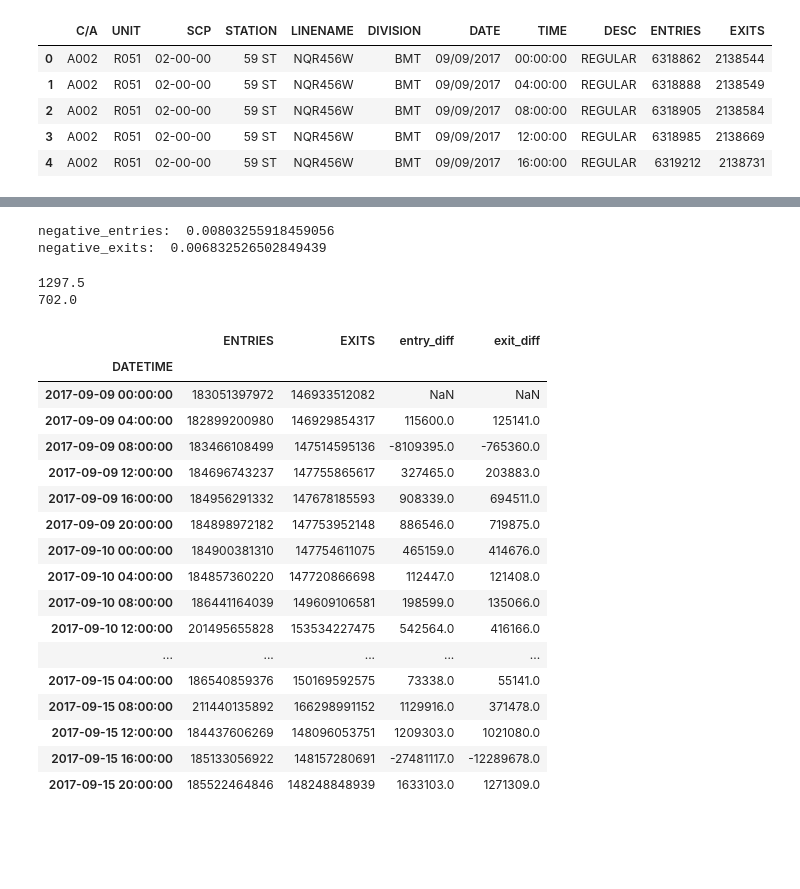
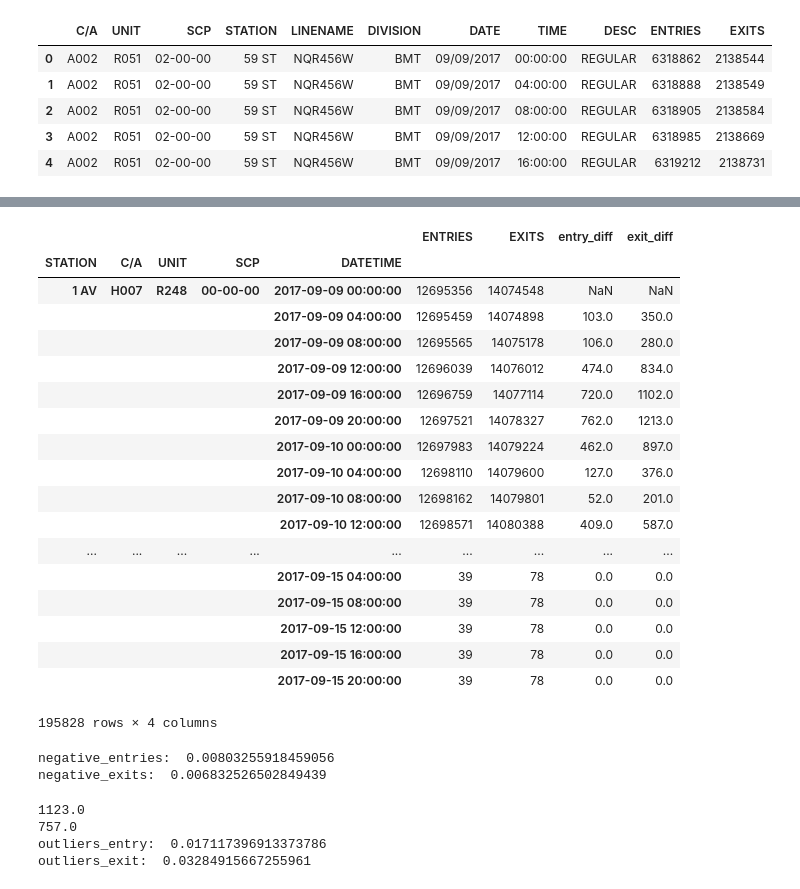
Before and after one commit to CodeRed77/benson-team-6, a Jupyter notebook: benson_cleaning.ipynb, the cells around one changed output, grey strips where cells are left out. Drawn from its saved outputs; the diff is of its cells as text; code cells hidden in the pictures; blank space fills up the shorter version.

Commit message:
dropped negative vals and computed outliers

```diff
--- a/benson_cleaning.ipynb
+++ b/benson_cleaning.ipynb
@@ -60,5 +63,26 @@ df_2['exit_diff'] = df_2.sort_values(['STATION', 'C/A', 'UNIT', 'SCP','DATETIME'
 # %%
-df_2 = df_2.groupby(['STATION', 'C/A', 'UNIT', 'SCP',pd.Grouper(key='DATETIME', freq='4H')]).sum().reset_index()
+df_2 = df_2.groupby(['STATION', 'C/A', 'UNIT', 'SCP',pd.Grouper(key='DATETIME', freq='4H')]).sum()
+df_2
+# %% [output]
+|  |  |  |  |  | ENTRIES | EXITS | entry_diff | exit_diff |
+| STATION | C/A | UNIT | SCP | DATETIME |  |  |  |  |
+| 1 AV | H007 | R248 | 00-00-00 | 2017-09-09 00:00:00 | 12695356 | 14074548 | NaN | NaN |
+|  |  |  |  | 2017-09-09 04:00:00 | 12695459 | 14074898 | 103.0 | 350.0 |
+|  |  |  |  | 2017-09-09 08:00:00 | 12695565 | 14075178 | 106.0 | 280.0 |
+|  |  |  |  | 2017-09-09 12:00:00 | 12696039 | 14076012 | 474.0 | 834.0 |
+|  |  |  |  | 2017-09-09 16:00:00 | 12696759 | 14077114 | 720.0 | 1102.0 |
+|  |  |  |  | 2017-09-09 20:00:00 | 12697521 | 14078327 | 762.0 | 1213.0 |
+|  |  |  |  | 2017-09-10 00:00:00 | 12697983 | 14079224 | 462.0 | 897.0 |
+|  |  |  |  | 2017-09-10 04:00:00 | 12698110 | 14079600 | 127.0 | 376.0 |
+|  |  |  |  | 2017-09-10 08:00:00 | 12698162 | 14079801 | 52.0 | 201.0 |
+|  |  |  |  | 2017-09-10 12:00:00 | 12698571 | 14080388 | 409.0 | 587.0 |
+| ... | ... | ... | ... | ... | ... | ... | ... | ... |
+|  |  |  |  | 2017-09-15 04:00:00 | 39 | 78 | 0.0 | 0.0 |
+|  |  |  |  | 2017-09-15 08:00:00 | 39 | 78 | 0.0 | 0.0 |
+|  |  |  |  | 2017-09-15 12:00:00 | 39 | 78 | 0.0 | 0.0 |
+|  |  |  |  | 2017-09-15 16:00:00 | 39 | 78 | 0.0 | 0.0 |
+|  |  |  |  | 2017-09-15 20:00:00 | 39 | 78 | 0.0 | 0.0 |
+195828 rows × 4 columns
 # %%
 ## ASSUMPTIONS:
 ## 1. All negative actuals for entries and exits will be dropped from dataset
@@ -78,47 +103,27 @@ df_2 = df_2[(df_2['entry_diff'] < 0) | (df_2['exit_diff'] < 0)]
 negative_entries:  0.00803255918459056
 negative_exits:  0.006832526502849439
 # %%
+len_entry_diffs = df_2['entry_diff'].shape[0]
+len_exit_diffs = df_2['exit_diff'].shape[0]
+
 entry_IQR = df_2['entry_diff'].quantile(0.75) - df_2['entry_diff'].quantile(0.25)
 exit_IQR = df_2['exit_diff'].quantile(0.75) - df_2['exit_diff'].quantile(0.25)
-cutoff_entry = entry_IQR*3
-cutoff_exit = exit_IQR*3
+cutoff_entry = df_2['entry_diff'].quantile(0.75) + entry_IQR * 3
+cutoff_exit = df_2['exit_diff'].quantile(0.75) + exit_IQR * 3
 print(cutoff_entry)
 print(cutoff_exit)
+
+outliers_entry = df_2[df_2['entry_diff'] > cutoff_entry].shape[0] / len_entry_diffs
+outliers_exit = df_2[df_2['exit_diff'] > cutoff_exit].shape[0] / len_exit_diffs
+
+print('outliers_entry: ', outliers_entry)
+print('outliers_exit: ', outliers_exit)
 # %% [output]
-1297.5
-702.0
+1123.0
+757.0
+outliers_entry:  0.017117396913373786
+outliers_exit:  0.03284915667255961
 # %%
-df_3 = df_2.groupby(['STATION', 'C/A', 'UNIT', 'SCP',pd.Grouper(key='DATETIME', freq='4H')]).sum().reset_index()
-
-df_3.groupby('DATETIME').sum()
-
-
-#times = [ x.time() for x in df_3['DATETIME'] ]
-#for x in set(times): print(x)
-
-#convert negatives to abs values
-#df_3['entry_diff'] = df_3['entry_diff'].apply(lambda x: abs(x))
-#df_3['exit_diff'] = df_3['exit_diff'].apply(lambda x: abs(x))
-
 #check for negatives and non-integer values
 #df_3[(df_3['entry_diff'] < 0) | (df_3['exit_diff'] < 0)]
 #df_3[((df_3['entry_diff'] %1 != 0) & (df_3['entry_diff'].notnull())) | ((df_3['exit_diff'] %1 != 0) & (df_3['exit_diff'].notnull()))]
-# %% [output]
-|  | ENTRIES | EXITS | entry_diff | exit_diff |
-| DATETIME |  |  |  |  |
-| 2017-09-09 00:00:00 | 183051397972 | 146933512082 | NaN | NaN |
-| 2017-09-09 04:00:00 | 182899200980 | 146929854317 | 115600.0 | 125141.0 |
-| 2017-09-09 08:00:00 | 183466108499 | 147514595136 | -8109395.0 | -765360.0 |
-| 2017-09-09 12:00:00 | 184696743237 | 147755865617 | 327465.0 | 203883.0 |
-| 2017-09-09 16:00:00 | 184956291332 | 147678185593 | 908339.0 | 694511.0 |
-| 2017-09-09 20:00:00 | 184898972182 | 147753952148 | 886546.0 | 719875.0 |
-| 2017-09-10 00:00:00 | 184900381310 | 147754611075 | 465159.0 | 414676.0 |
-| 2017-09-10 04:00:00 | 184857360220 | 147720866698 | 112447.0 | 121408.0 |
-| 2017-09-10 08:00:00 | 186441164039 | 149609106581 | 198599.0 | 135066.0 |
-| 2017-09-10 12:00:00 | 201495655828 | 153534227475 | 542564.0 | 416166.0 |
-| ... | ... | ... | ... | ... |
-| 2017-09-15 04:00:00 | 186540859376 | 150169592575 | 73338.0 | 55141.0 |
-| 2017-09-15 08:00:00 | 211440135892 | 166298991152 | 1129916.0 | 371478.0 |
-| 2017-09-15 12:00:00 | 184437606269 | 148096053751 | 1209303.0 | 1021080.0 |
-| 2017-09-15 16:00:00 | 185133056922 | 148157280691 | -27481117.0 | -12289678.0 |
-| 2017-09-15 20:00:00 | 185522464846 | 148248848939 | 1633103.0 | 1271309.0 |
```
Also changed, not shown: parts of 8 cells of this notebook.
